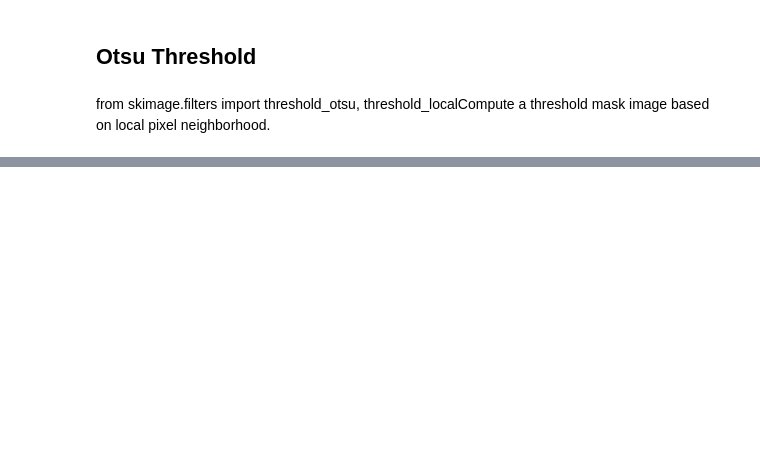
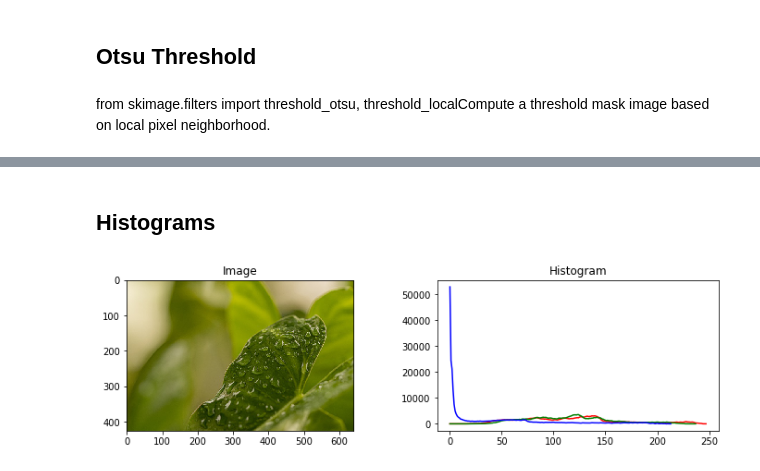
Before and after one commit to datacorner/les-tutos-datacorner.fr, a Jupyter notebook: computer-vision/image-management/basics_1.ipynb, the cells around one changed output, grey strips where cells are left out. Saved outputs shown, nothing was run; the diff lists cells and outputs as text; code cells hidden in the pictures; blank space fills up the shorter version.

```diff
--- a/computer-vision/image-management/basics_1.ipynb
+++ b/computer-vision/image-management/basics_1.ipynb
@@ -130,0 +163,10 @@ thresholdOtsuDisplay(image1_Gray)
+# %% [markdown]
+## Histograms
+# %%
+G = imread('G.jpg')
+B = imread('B.jpg')
+R = imread('R.jpg')
+# %%
+histColor(G)
+# %% [output]
+[figure, added]
```
Also changed, not shown: parts of 20 cells of this notebook.
